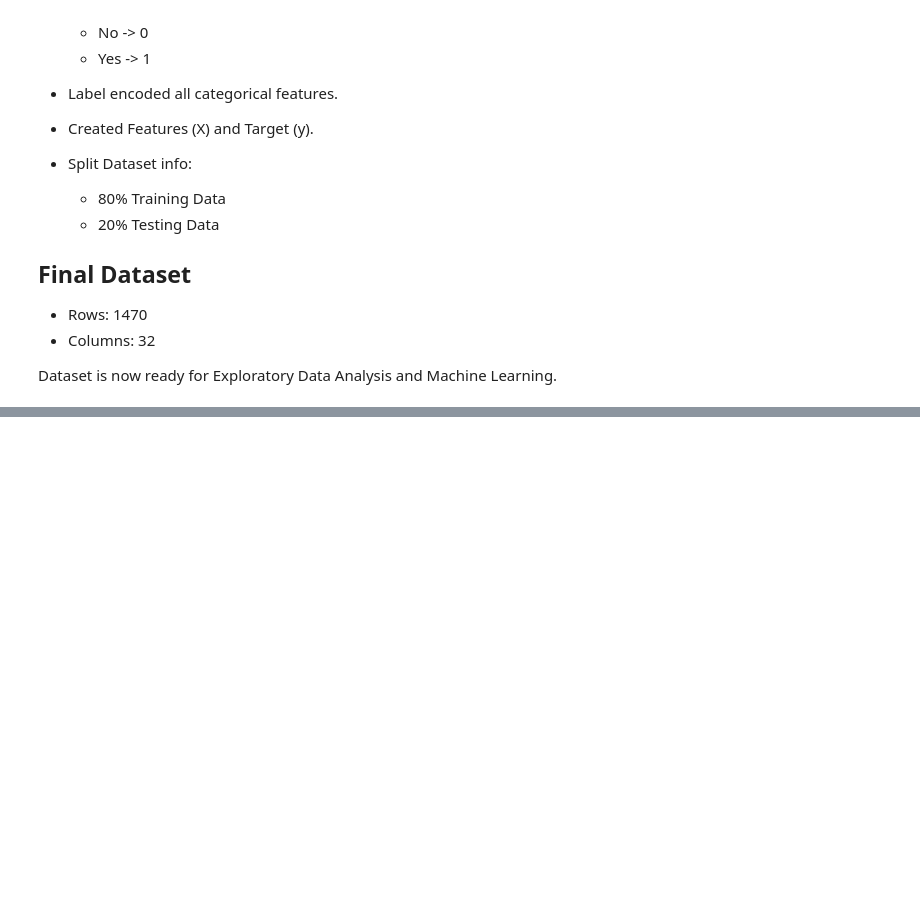
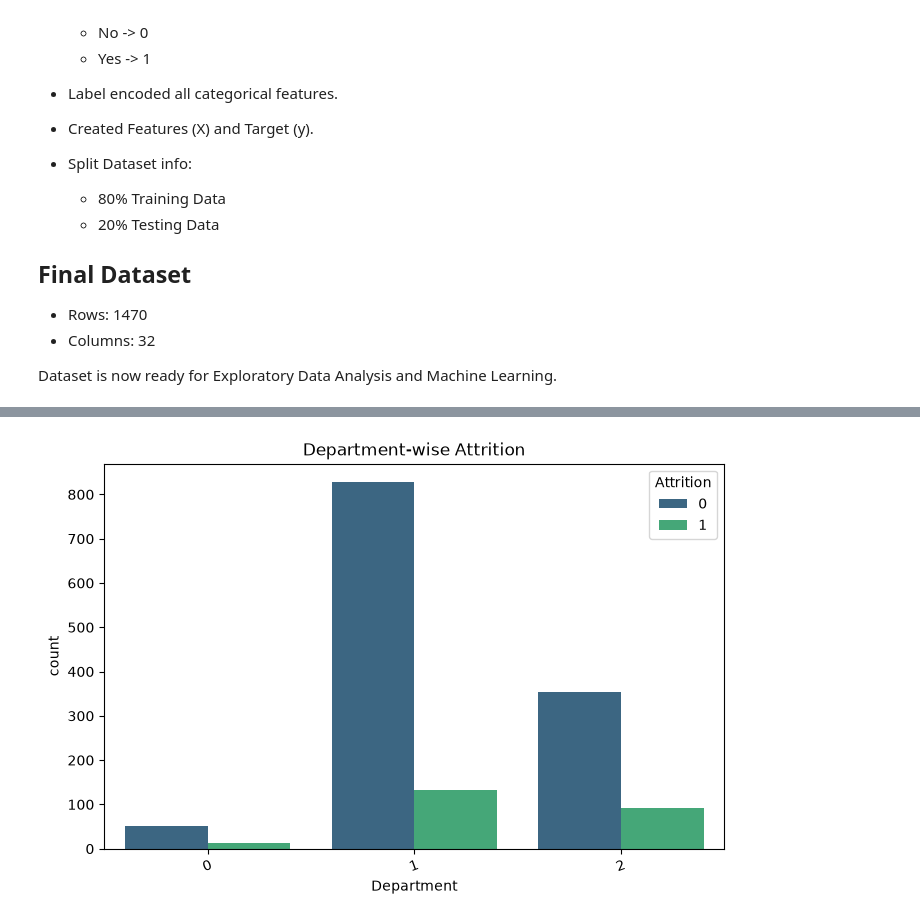
Before and after one commit to AN-ai-del/employee-attrition-prediction, a Jupyter notebook: Employee_Attrition_Prediction.ipynb, the cells around one changed output, grey strips where cells are left out. Cells and saved outputs as stored; diff of their text form; code cells hidden in the pictures; blank space fills up the shorter version.

```diff
--- a/Employee_Attrition_Prediction.ipynb
+++ b/Employee_Attrition_Prediction.ipynb
@@ -328,0 +391,23 @@ Dataset is now ready for Exploratory Data Analysis and Machine Learning.
+# %%
+plt.figure(figsize=(8,5))
+
+sns.countplot(
+    x="Department",
+    hue="Attrition",
+    data=df,
+    palette="viridis"
+)
+
+plt.xticks(rotation=20)
+
+plt.title("Department-wise Attrition")
+
+plt.savefig(
+    "charts/department_attrition.png",
+    dpi=300,
+    bbox_inches="tight"
+)
+
+plt.show()
+# %% [output]
+[figure, added]
```
Also changed, not shown: parts of 16 cells of this notebook, 8 other files.
